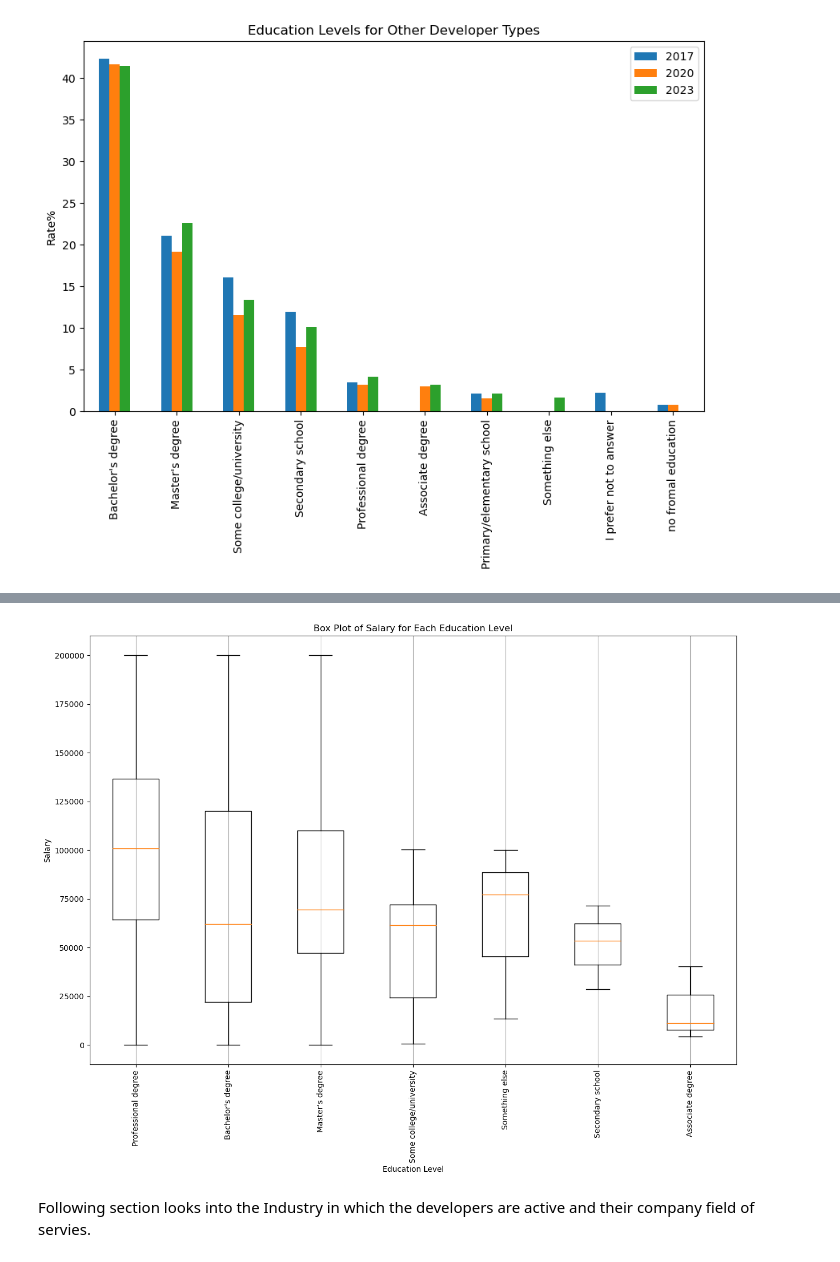
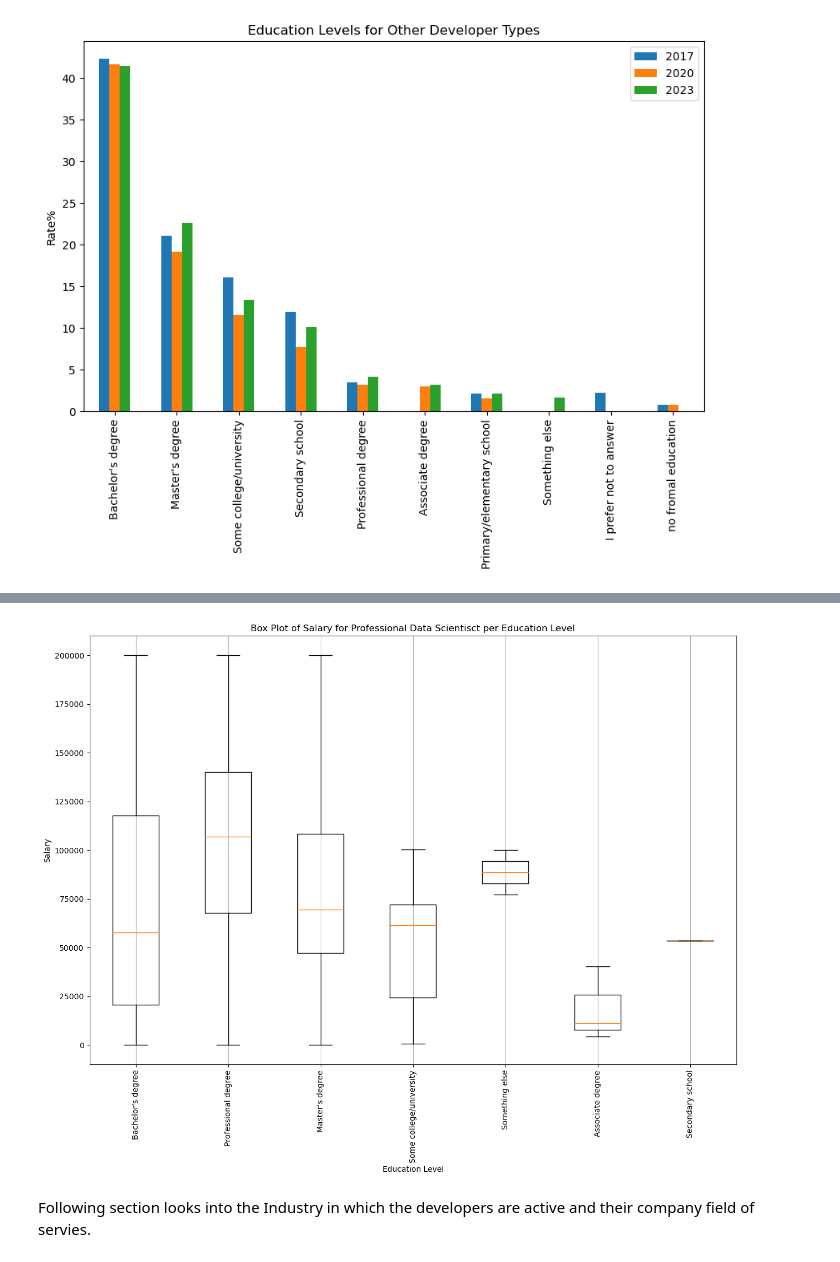
Before and after one commit to sbbassam/UD_DataScientist, a Jupyter notebook: Blog Post/StackOverflow_Annual_Survey.ipynb, the cells around one changed output, grey strips where cells are left out. Cells and saved outputs as stored; diff of their text form; code cells hidden in the pictures.

```diff
--- a/Blog Post/StackOverflow_Annual_Survey.ipynb
+++ b/Blog Post/StackOverflow_Annual_Survey.ipynb
@@ -468,0 +481,33 @@ Another intriguing observation is the decline in the number of data scientists o
+# %%
+# Here is a list of the different answers provided
+prof_developers = ["I am a developer by profession", "Professional developer"]
+
+# Select rows where 'developer_type' is in the 'developers' list
+prof_dev_df17 = df17[df17['Professional'].isin(prof_developers)]
+prof_dev_df20 = df20[df20['MainBranch'].isin(prof_developers)]
+prof_dev_df23 = df23[df23['MainBranch'].isin(prof_developers)]
+
+#Provide a pandas series of the counts for each dataframe
+ed_vals_17 = prof_dev_df17['FormalEducation'].value_counts()/prof_dev_df17.shape[0]
+ed_vals_20 = prof_dev_df20['EdLevel'].value_counts()/prof_dev_df20.shape[0]
+ed_vals_23 = prof_dev_df23['EdLevel'].value_counts()/prof_dev_df23.shape[0]
+
+
+# renaming the status in all 3 data frames
+new_ed_names = {
+                'Master’s degree (M.A., M.S., M.Eng., MBA, etc.)': 'Master\'s degree',
+                'Bachelor’s degree (B.A., B.S., B.Eng., etc.)': 'Bachelor\'s degree',
+                'Secondary school (e.g. American high school, German Realschule or Gymnasium, etc.)': 'Secondary school',
+                'Professional degree (JD, MD, etc.)': 'Professional degree',
+                'Professional degree (JD, MD, Ph.D, Ed.D, etc.)':'Professional degree',
+                'Some college/university study without earning a degree':'Some college/university',
+                'Associate degree (A.A., A.S., etc.)':'Associate degree',
+                'Other doctoral degree (Ph.D., Ed.D., etc.)':'Professional degree',
+                'Some college/university study without earning a bachelor\'s degree':'Some college/university',
+                'I never completed any formal education':'no fromal education',
+                'Doctoral degree':'Professional degree'
+                }
+ed_vals_17,ed_vals_20,ed_vals_23 = rename_values(ed_vals_17,ed_vals_20,ed_vals_23, new_ed_names)
+combined_ed = combine_data(ed_vals_17.groupby(ed_vals_17.index).sum(),ed_vals_20.groupby(ed_vals_20.index).sum(),ed_vals_23.groupby(ed_vals_23.index).sum())
+combined_ed.plot(kind='bar', figsize=(10, 6))
+plt.title('Education Levels of the Profession Developers');
@@ -582,6 +778,8 @@ plt.title('Data Science vs. none Data Science fields Education Levels');
 # %%
 # How does education realate to Salary
-ds_df23_COPY = ds_df23.copy()
+prof_ds_df23, prof_nds_df23 = split_data(prof_dev_df23,'DevType','Data scientist')
+###
+ds_df23_COPY = prof_ds_df23.copy()
 ds_df23_COPY = ds_df23_COPY.dropna(subset=['ConvertedCompYearly'])
 # Drop rows with null values in the 'salary' column or values greater than 200
 ds_df23_COPY = ds_df23_COPY.drop(ds_df23_COPY[(ds_df23_COPY['ConvertedCompYearly'].isnull()) | (ds_df23_COPY['ConvertedCompYearly'] > 200000)].index)
@@ -595,37 +793,35 @@ education_mapping  = {
                 'Some college/university study without earning a degree':'Some college/university',
                 'Associate degree (A.A., A.S., etc.)':'Associate degree'
                 }
 ds_df23_COPY['EdLevel'] = ds_df23_COPY['EdLevel'].replace(new_ed_names)
 # Set the figure size
 plt.figure(figsize=(15, 10))
 
 # Create a list of salary values for each education type
 salary_data = [ds_df23_COPY[ds_df23_COPY['EdLevel'] == level]['ConvertedCompYearly'] for level in ds_df23_COPY['EdLevel'].unique()]
 
 # Plot the box plot
 plt.boxplot(salary_data, labels=ds_df23_COPY['EdLevel'].unique())
 
 # Adding labels and title to the plot
 plt.xlabel('Education Level',)
 plt.ylabel('Salary')
-plt.title('Box Plot of Salary for Each Education Level')
+plt.title('Box Plot of Salary for Professional Data Scientisct per Education Level')
 plt.xticks(rotation=90)
 # Displaying the plot
 
 # Adding gridlines
 plt.grid(True, axis='x')
 
 '''# Enhancing the visual appearance of the plot
 colors = ['lightblue', 'lightgreen', 'lightyellow', 'lightpink']
 for patch, color in zip(plt['boxes'], colors):
     patch.set_facecolor(color)'''
 
 # Displaying the plot
 plt.show()
-
-plt.show()
 # %% [output]
-[figure, old version]
+[figure, new version]
 # %% [markdown]
 Following section looks into the Industry in which the developers are active and their company field of servies.
 # %%
```
Also changed, not shown: parts of 77 cells of this notebook.
